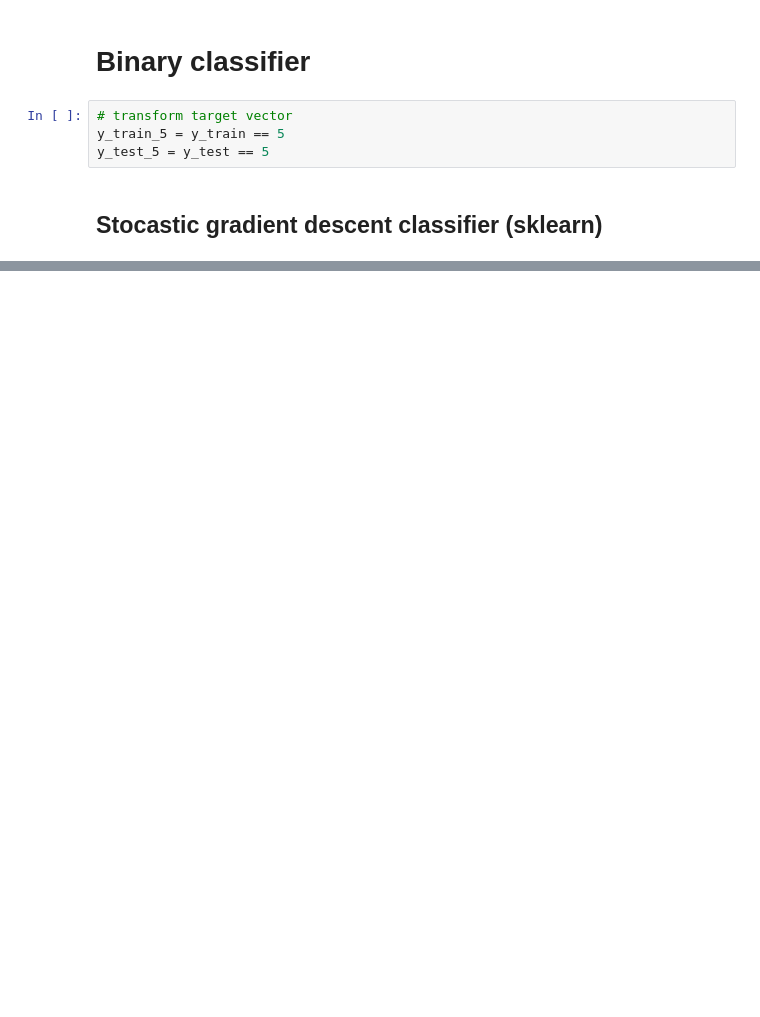
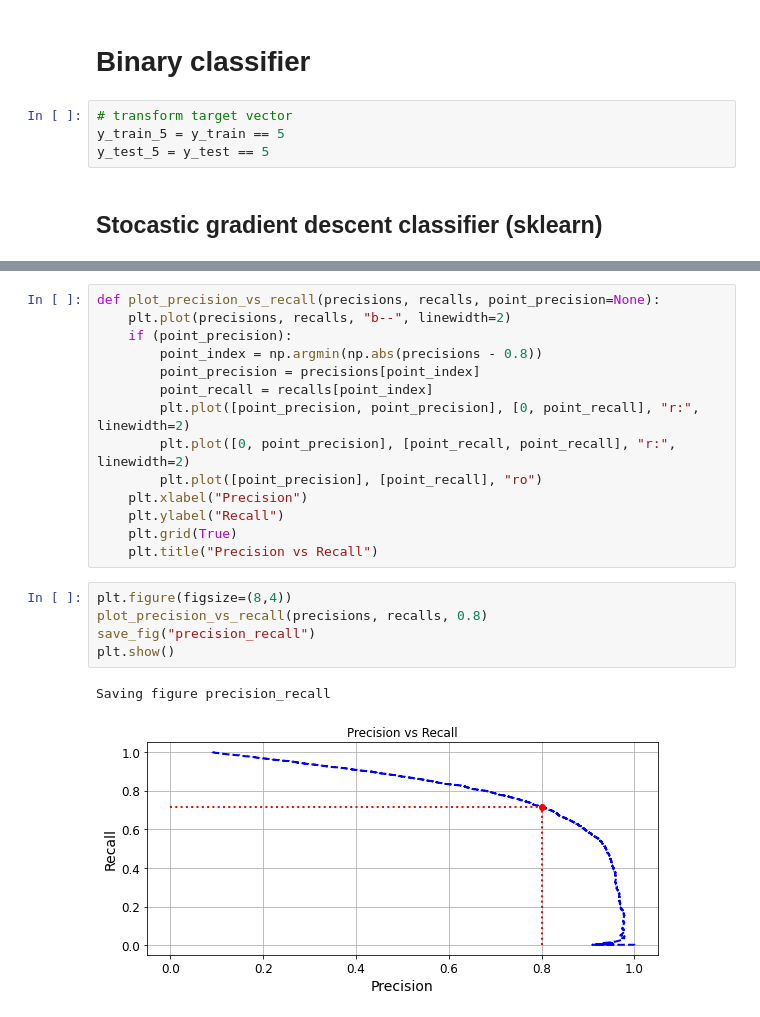
Before and after one commit to javlintor/hands-on-machine-learning, a Jupyter notebook: chapter3/Chapter3.ipynb, the cells around one changed output, grey strips where cells are left out. Saved outputs shown, nothing was run; the diff lists cells and outputs as text; blank space fills up the shorter version.

```diff
--- a/chapter3/Chapter3.ipynb
+++ b/chapter3/Chapter3.ipynb
@@ -62,0 +267,22 @@ sgd_clf.fit(X_train, y_train_5)
+# %%
+def plot_precision_vs_recall(precisions, recalls, point_precision=None):
+    plt.plot(precisions, recalls, "b--", linewidth=2)
+    if (point_precision):
+        point_index = np.argmin(np.abs(precisions - 0.8))
+        point_precision = precisions[point_index]
+        point_recall = recalls[point_index]
+        plt.plot([point_precision, point_precision], [0, point_recall], "r:", linewidth=2)
+        plt.plot([0, point_precision], [point_recall, point_recall], "r:", linewidth=2)
+        plt.plot([point_precision], [point_recall], "ro")
+    plt.xlabel("Precision")
+    plt.ylabel("Recall")
+    plt.grid(True)
+    plt.title("Precision vs Recall")
+# %%
+plt.figure(figsize=(8,4))
+plot_precision_vs_recall(precisions, recalls, 0.8)
+save_fig("precision_recall")
+plt.show()
+# %% [output]
+Saving figure precision_recall
+[figure, added]
```
Also changed, not shown: parts of 41 cells of this notebook.
